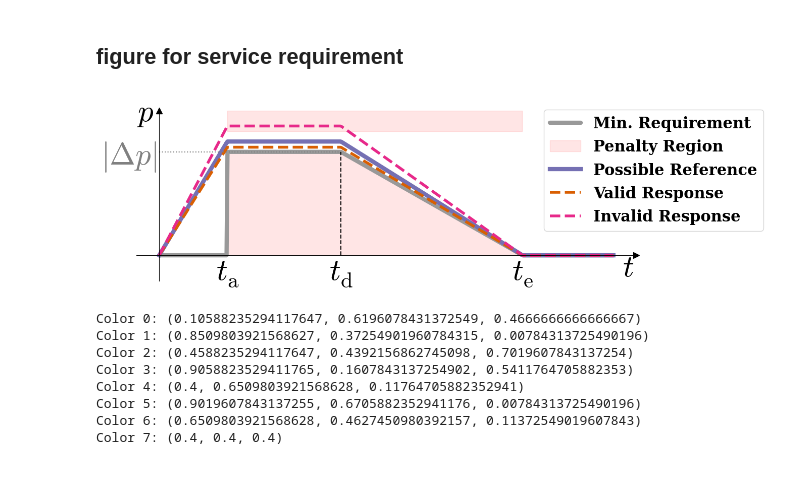
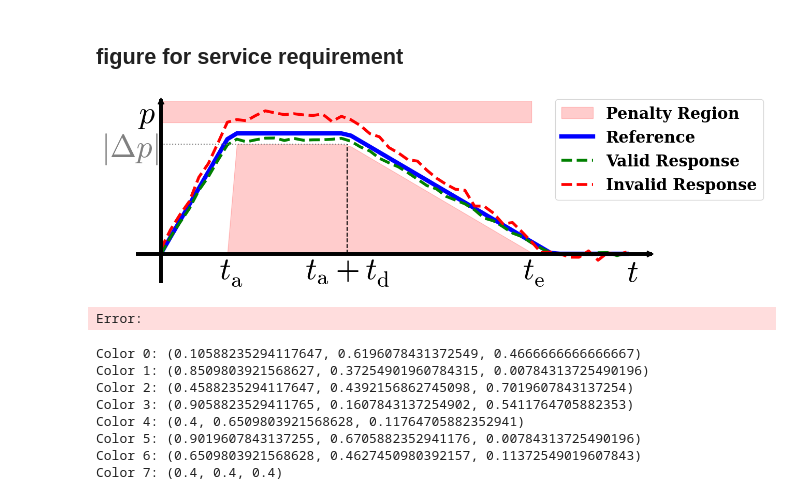
Before and after one commit to cvonholly/dvpp_reward_mechanism, a Jupyter notebook: experiments.ipynb, the cells around one changed output. Drawn from its saved outputs; the diff is of its cells as text; code cells hidden in the pictures.

```diff
--- a/experiments.ipynb
+++ b/experiments.ipynb
@@ -479,92 +479,105 @@ plt.rcParams['mathtext.fontset'] = 'cm'
 t_i = 1.5
 t_a = 4.0
 t_e = 8.0
+dt_e = t_e * 1.05
 p_max = 2.0
 
-x = np.linspace(0, 10, 500)
+x = np.linspace(0, 10, 50)
 y = np.piecewise(x,
     [x < t_i, (x >= t_i) & (x <= t_a), (x > t_a) & (x <= t_e), x > t_e],
     [0, p_max, lambda x: p_max * (t_e - x) / (t_e - t_a), 0]
  )
 p_ref = p_max * 1.1
 y_ref = np.piecewise(x,
-    [x < t_i, (x >= t_i) & (x <= t_a), (x > t_a) & (x <= t_e), x > t_e],
-    [lambda x: x * p_ref / t_i, p_ref, lambda x: p_ref * (t_e - x) / (t_e - t_a), 0]
+    [x < t_i, (x >= t_i) & (x <= t_a), (x > t_a) & (x <= dt_e), x > dt_e],
+    [lambda x: x * p_ref / t_i, p_ref, lambda x: p_ref * (dt_e - x) / (dt_e - t_a), 0]
  )
 y_ref_120 = np.piecewise(x,
-                       [x < t_i, (x >= t_i) & (x < t_e), x >= t_e],
-                       [0, lambda x: p_max * 1.2, 0]
+                       [(x < t_e), x >= t_e],
+                       [p_max * 1.2, 0]
 )
 topline = np.piecewise(x,
-                       [x < t_i, (x >= t_i) & (x < t_e), x >= t_e],
-                       [0, lambda x: p_max * 1.4, 0]
+                       [(x < t_e), x >= t_e],
+                       [p_max * 1.4, 0]
 )
 
 # Example curves - one good, one bad
 y_good = np.piecewise(x,
-    [x < t_i, (x >= t_i) & (x <= t_a), (x > t_a) & (x <= t_e), x > t_e],
-    [lambda x: x * p_ref * 0.95 / t_i, p_ref * 0.95, lambda x: p_ref * 0.95 * (t_e - x) / (t_e - t_a), 0]
+    [x < t_i, (x >= t_i) & (x <= t_a), (x > t_a) & (x <= dt_e), x > dt_e],
+    [lambda x: x * p_ref * 0.95 / t_i, p_ref * 0.95, lambda x: p_ref * 0.95 * (dt_e - x) / (dt_e - t_a), 0]
 )
 
 y_bad = np.piecewise(x,
-    [x < t_i, (x >= t_i) & (x <= t_a), (x > t_a) & (x <= t_e), x > t_e],
-    [lambda x: x * p_max * 1.25 / t_i, p_max * 1.25, lambda x: p_max * 1.25 * (t_e - x) / (t_e - t_a), 0]
+    [x < t_i, (x >= t_i) & (x <= t_a), (x > t_a) & (x <= dt_e), x > dt_e],
+    [lambda x: x * p_max * 1.25 / t_i, p_max * 1.25, lambda x: p_max * 1.25 * (dt_e - x) / (dt_e - t_a), 0]
 )
+
+# add some noise to y_good and y_bad, but smooth overall trend
+noise_level = 0.01
+noise_level_bad = 0.03
+y_good += noise_level * p_max * np.random.randn(*y_good.shape)
+y_bad += noise_level_bad * p_max * np.random.randn(*y_bad.shape)
+
 
 # 2. Plot Setup
 fig, ax = plt.subplots(figsize=(12, 5))
 
 # 3. Plot the Main Curve
-ax.plot(x, y, color='#999999', linewidth=6, solid_capstyle='round',
-        label='Min. Requirement')
+# ax.plot(x, y, color='#999999', linewidth=6, solid_capstyle='round',
+#         label='Min. Requirement')
 # Fill area under requirement
-ax.fill_between(x, 0, y, color='red', alpha=0.1)
+ax.fill_between(x, 0, y, color='red', alpha=0.2)
 
 # Shade requirement above 1.2 * y_ref
-mask_above = (x >= t_i) & (x <= t_e)
-ax.fill_between(x, y_ref_120, topline, color='red', alpha=0.1, label='Penalty Region', where=mask_above)
+mask_above = (x >= 0) & (x <= t_e)
+ax.fill_between(x, y_ref_120, topline, color='red', alpha=0.2, label='Penalty Region', where=mask_above)
 
 # Reference curve
-ax.plot(x, y_ref, color=(117/255, 112/255, 179/255), linewidth=6, label='Possible Reference')
+ax.plot(x, y_ref, color='b', linewidth=6, label='Reference')
 
 # Example curves - good and bad
-ax.plot(x, y_good, color=(217/255, 95/255, 2/255), linewidth=4, linestyle='--', label='Valid Response')
-ax.plot(x, y_bad, color=(231/255, 41/255, 138/255), linewidth=4, linestyle='--', label='Invalid Response')
+ax.plot(x, y_good, color='g', linewidth=4, linestyle='--', label='Valid Response')
+ax.plot(x, y_bad, color='r', linewidth=4, linestyle='--', label='Invalid Response')
 
 # 4. Add Guidelines
 ax.hlines(y=p_max, xmin=0, xmax=t_a, colors='gray', linestyles=':', linewidth=1.5)
 ax.vlines(x=t_a, ymin=0, ymax=p_max, colors='black', linestyles='--', linewidth=1.5)
 
 # 5. Customize Axes (Arrow Style)
 ax.spines['top'].set_visible(False)
 ax.spines['right'].set_visible(False)
 ax.spines['left'].set_position('zero')
 ax.spines['bottom'].set_position('zero')
 
 # Add arrowheads manually at the ends of the axes
 ax.plot(1, 0, ">k", transform=ax.get_yaxis_transform(), clip_on=False, markersize=8)
 ax.plot(0, 1, "^k", transform=ax.get_xaxis_transform(), clip_on=False, markersize=8)
 
 # 6. Labels using Internal Math Text (No external LaTeX needed)
 ax.set_xticks([t_i, t_a, t_e])
-ax.set_xticklabels([r'$t_\mathrm{a}^\mathrm{}$', r'$t_\mathrm{d}^\mathrm{}$', r'$t_\mathrm{e}^\mathrm{}$'], fontsize=BIG_FSIZE)
+ax.set_xticklabels([r'$t_\mathrm{a}^\mathrm{}$', r'$t_\mathrm{a}+t_\mathrm{d}^\mathrm{}$', r'$t_\mathrm{e}^\mathrm{}$'], fontsize=BIG_FSIZE)
 
 ax.set_yticks([p_max])
 ax.set_yticklabels([r'$|\Delta p|$'], fontsize=BIG_FSIZE, color='gray')
 
 # 7. Axis Titles
-ax.text(max(x) + 0.2, -0.4, '$t$', fontsize=BIG_FSIZE, style='italic')
-ax.text(-.5, p_max * 1.3, r'$p$', fontsize=BIG_FSIZE)
+ax.text(max(x), -0.5, '$t$', fontsize=BIG_FSIZE, style='italic')
+ax.text(-.5, p_max * 1.2, r'$p$', fontsize=BIG_FSIZE)
 
 ax.set_xlim(-0.5, 10.5)
 ax.set_ylim(-0.5, p_max * 1.4)
 ax.tick_params(axis='both', which='both', length=0)
 
+# axis linewidth
+for axis in ['top','bottom','left','right']:
+    ax.spines[axis].set_linewidth(5)
+
 plt.tight_layout()
 plt.legend(fontsize=BIG_FSIZE/2, loc='upper left', bbox_to_anchor=(.8, 1.05))
 plt.show()
 # %% [output]
-[figure, old version]
+[figure, new version]
+Error:
 # %%
 import matplotlib as mpl
 # %%
```
Also changed, not shown: parts of 8 cells of this notebook, 6 other files.
